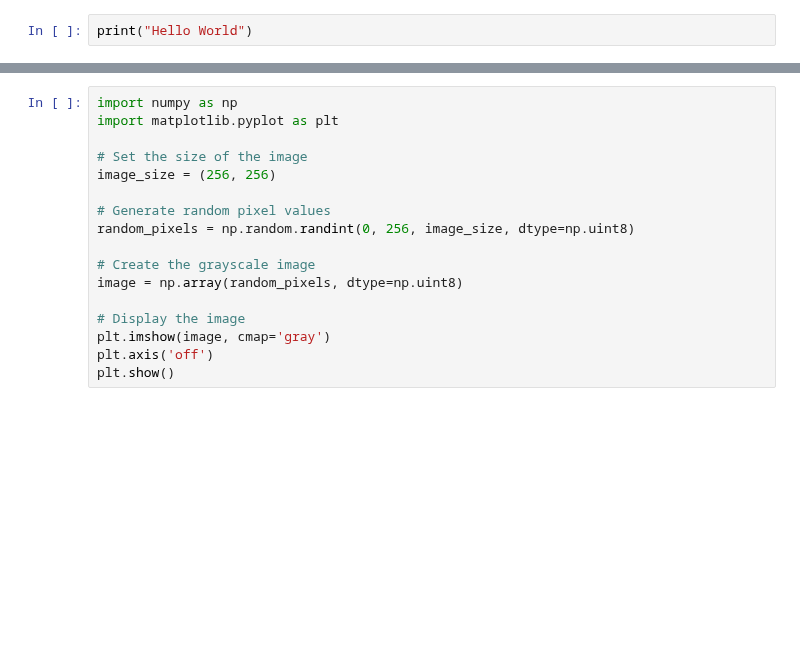
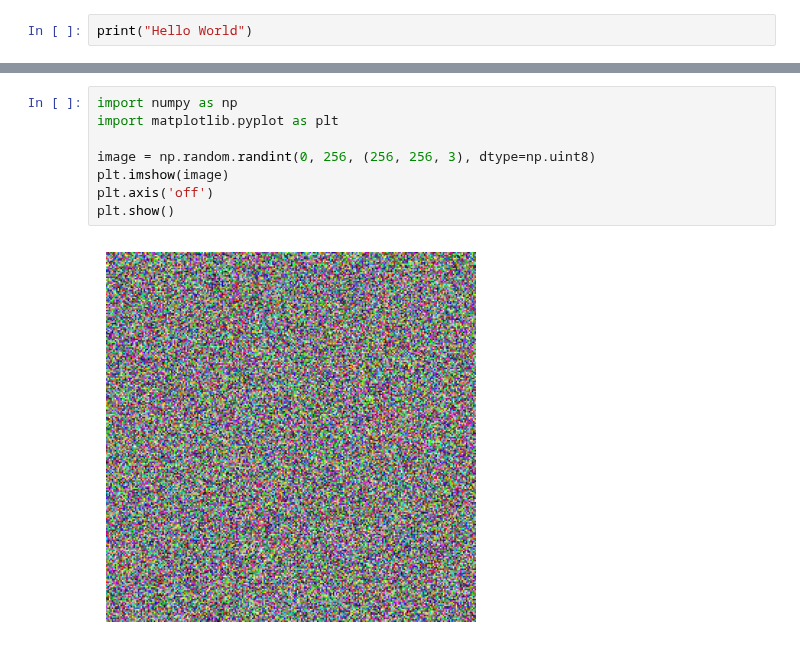
Before and after one commit to haesleinhuepf/bia-bob, a Jupyter notebook: demo/playground.ipynb, the cells around one changed output, grey strips where cells are left out. Cells and saved outputs as stored; diff of their text form; blank space fills up the shorter version.

```diff
--- a/demo/playground.ipynb
+++ b/demo/playground.ipynb
@@ -39,17 +66,10 @@ print("Hello World")
 # %%
 import numpy as np
 import matplotlib.pyplot as plt
 
-# Set the size of the image
-image_size = (256, 256)
-
-# Generate random pixel values
-random_pixels = np.random.randint(0, 256, image_size, dtype=np.uint8)
-
-# Create the grayscale image
-image = np.array(random_pixels, dtype=np.uint8)
-
-# Display the image
-plt.imshow(image, cmap='gray')
+image = np.random.randint(0, 256, (256, 256, 3), dtype=np.uint8)
+plt.imshow(image)
 plt.axis('off')
 plt.show()
+# %% [output]
+[figure, added]
```
Also changed, not shown: parts of 9 cells of this notebook, 3 other files.
